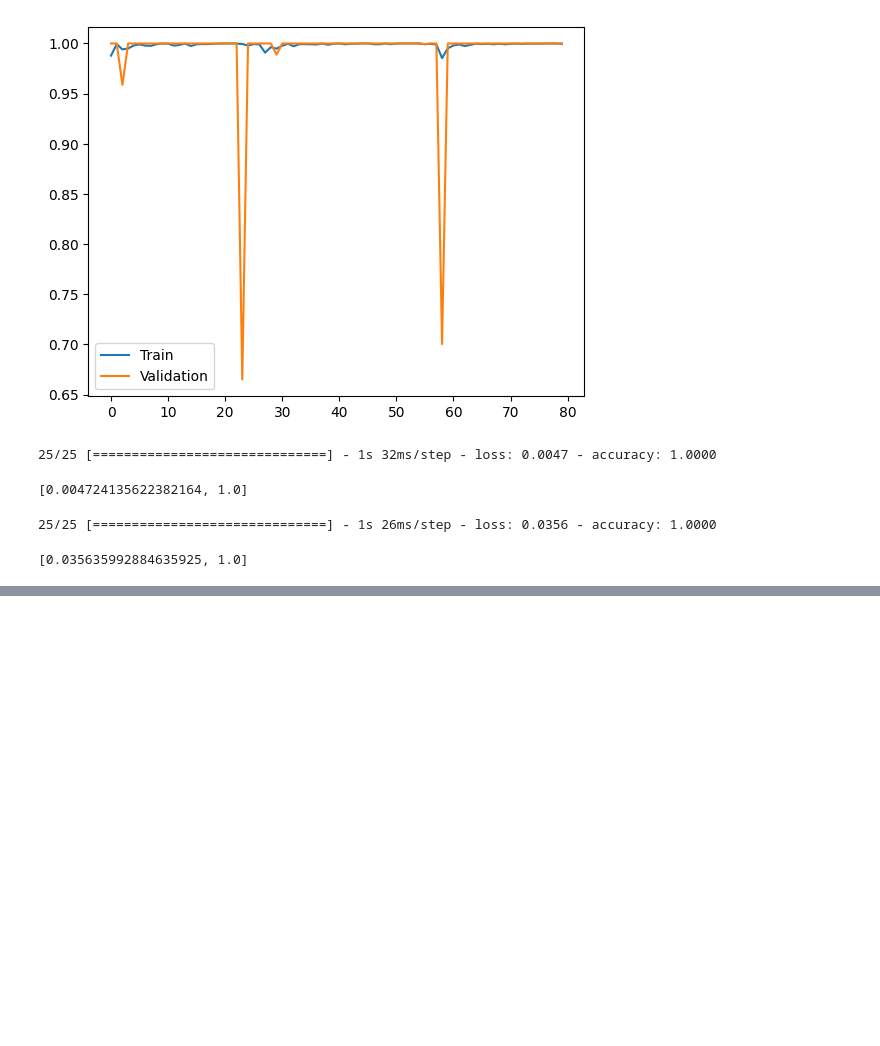
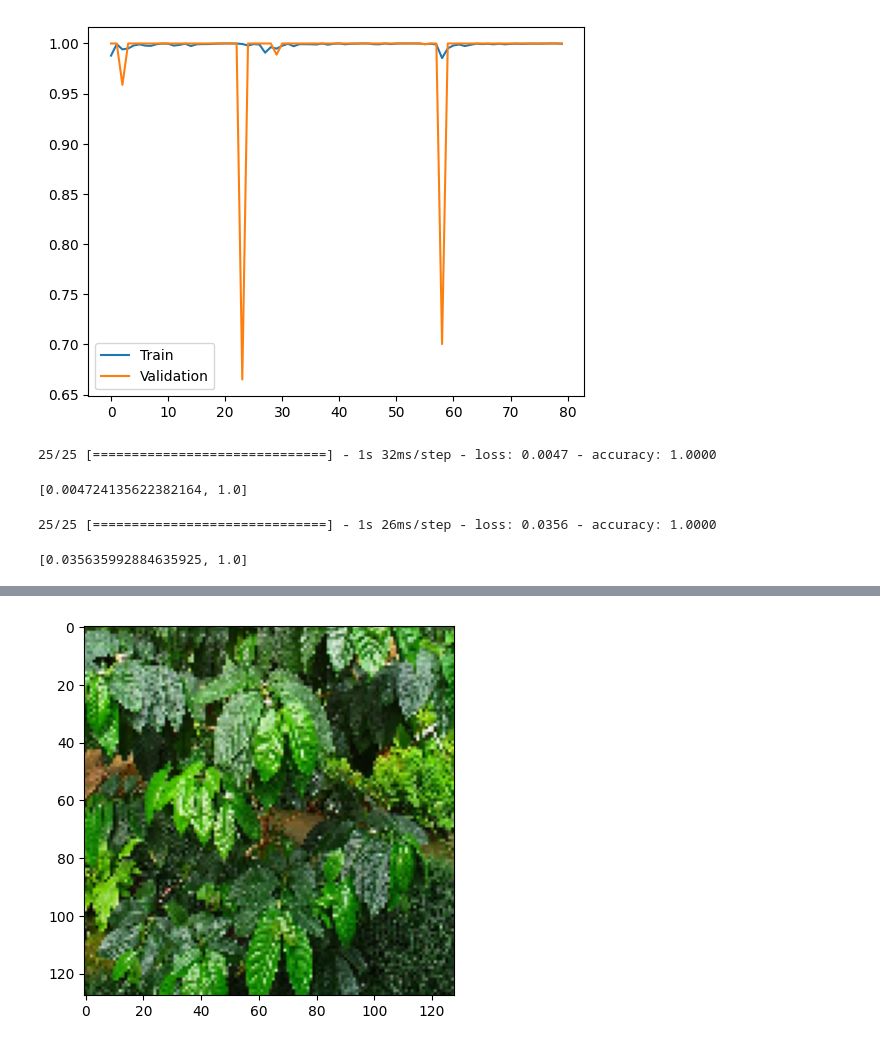
Before and after one commit to aleuse/vision_artificial_2023, a Jupyter notebook: trabajo.ipynb, the cells around one changed output, grey strips where cells are left out. Drawn from its saved outputs; the diff is of its cells as text; code cells hidden in the pictures; blank space fills up the shorter version.

```diff
--- a/trabajo.ipynb
+++ b/trabajo.ipynb
@@ -440,0 +480,9 @@ postModel.evaluate(testGenerator)
+# %%
+im = load_img('cafe2.jpg', target_size=(128, 128))
+imagen = img_to_array(im)
+imagen = imagen.reshape((1, imagen.shape[0], imagen.shape[1], imagen.shape[2]))
+imagen /= 255.
+prediction = postModel.predict(imagen)
+plt.imshow(im)
+print(np.where(prediction > 0.5, 1, 0))
+# %% [output]
@@ -440,0 +491 @@ postModel.evaluate(testGenerator)
+[figure, added]
```
Also changed, not shown: parts of 12 cells of this notebook, 8 other files.
